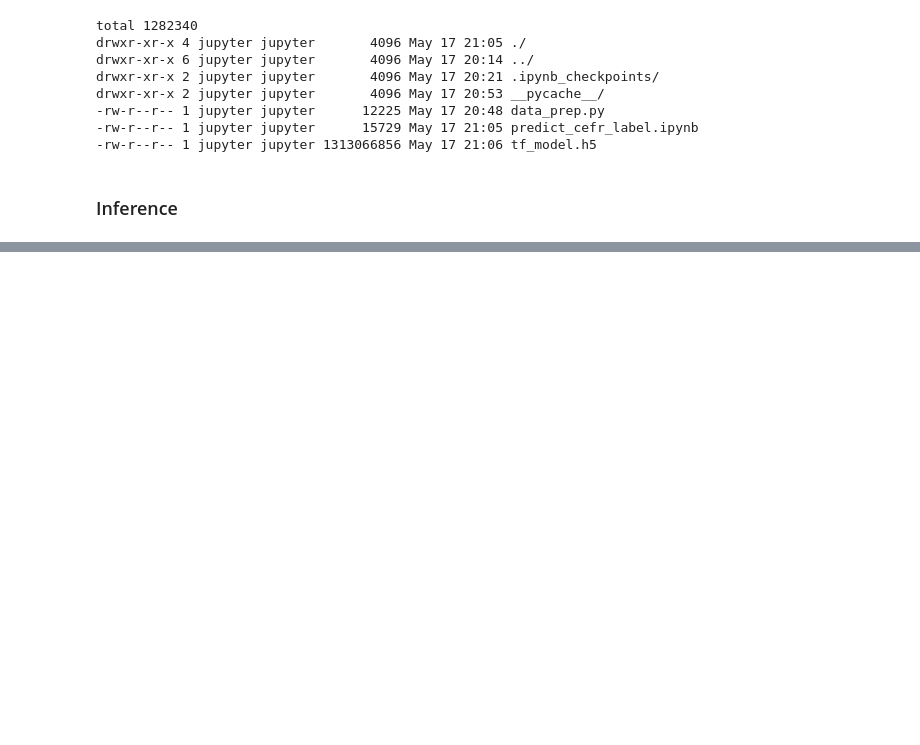
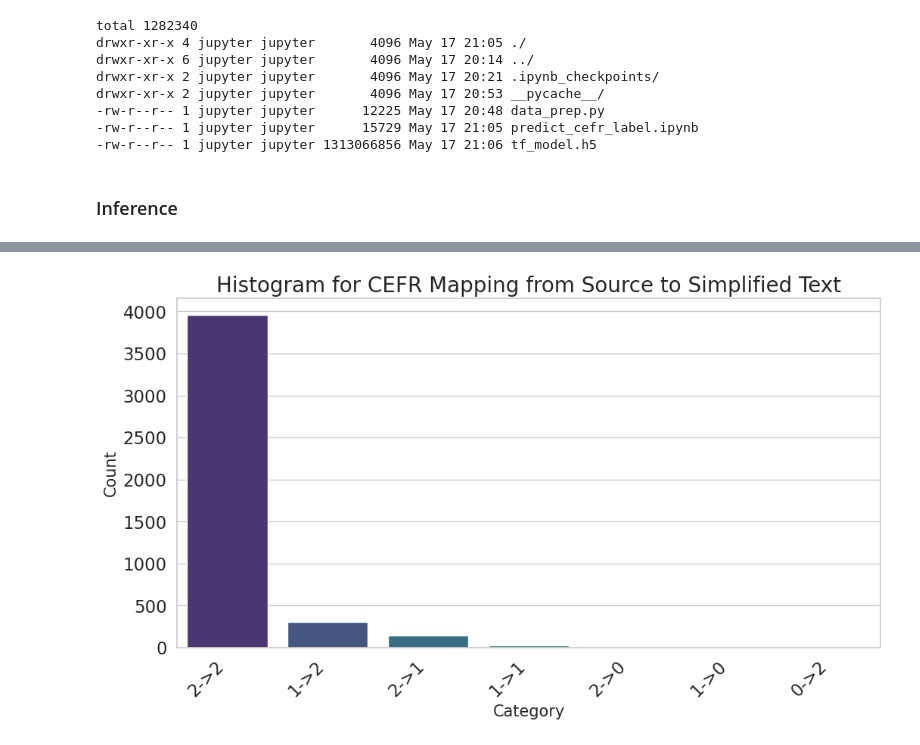
Before and after one commit to egehanyorulmaz/keep-it-simple-ai, a Jupyter notebook: text_simplification/predict_cefr_label.ipynb, the cells around one changed output, grey strips where cells are left out. Saved outputs shown, nothing was run; the diff lists cells and outputs as text; code cells hidden in the pictures; blank space fills up the shorter version.

```diff
--- a/text_simplification/predict_cefr_label.ipynb
+++ b/text_simplification/predict_cefr_label.ipynb
@@ -269,3 +266,4 @@ sample_data.to_csv("gs://kisai-data-msca310019-capstone/Text_Simplification/cefr
 # %%
-df = pd.read_csv("gs://kisai-data-msca310019-capstone/Text_Simplification/cefr_labeled_sample.csv")
+import pandas as pd
+df = pd.read_csv("wiki_cefr_labeled.csv")
 df.head()
@@ -278,0 +286,27 @@ df.head()
+# %%
+df["category"] = df["source_level_cefr"] + "->" + df["target_level_cefr"]
+# %%
+import pandas as pd
+import seaborn as sns
+import matplotlib.pyplot as plt
+
+# Set the style and context of the plot to make it look professional
+sns.set_style("whitegrid")
+sns.set_context("notebook", font_scale=1.5, rc={"lines.linewidth": 2.5})
+
+# Create the histogram
+plt.figure(figsize=(12, 6))
+hist_plot = sns.countplot(x='category', data=df, palette="viridis")
+
+# Set plot labels
+plt.title('Histogram for CEFR Mapping from Source to Simplified Text', fontsize=20)
+plt.xlabel('Category', fontsize=15)
+plt.ylabel('Count', fontsize=15)
+
+# Rotate x-axis labels for better visibility if they're long
+hist_plot.set_xticklabels(hist_plot.get_xticklabels(), rotation=45, horizontalalignment='right')
+
+# Show the plot
+plt.show()
+# %% [output]
+[figure, added]
```
Also changed, not shown: parts of 17 cells of this notebook.
